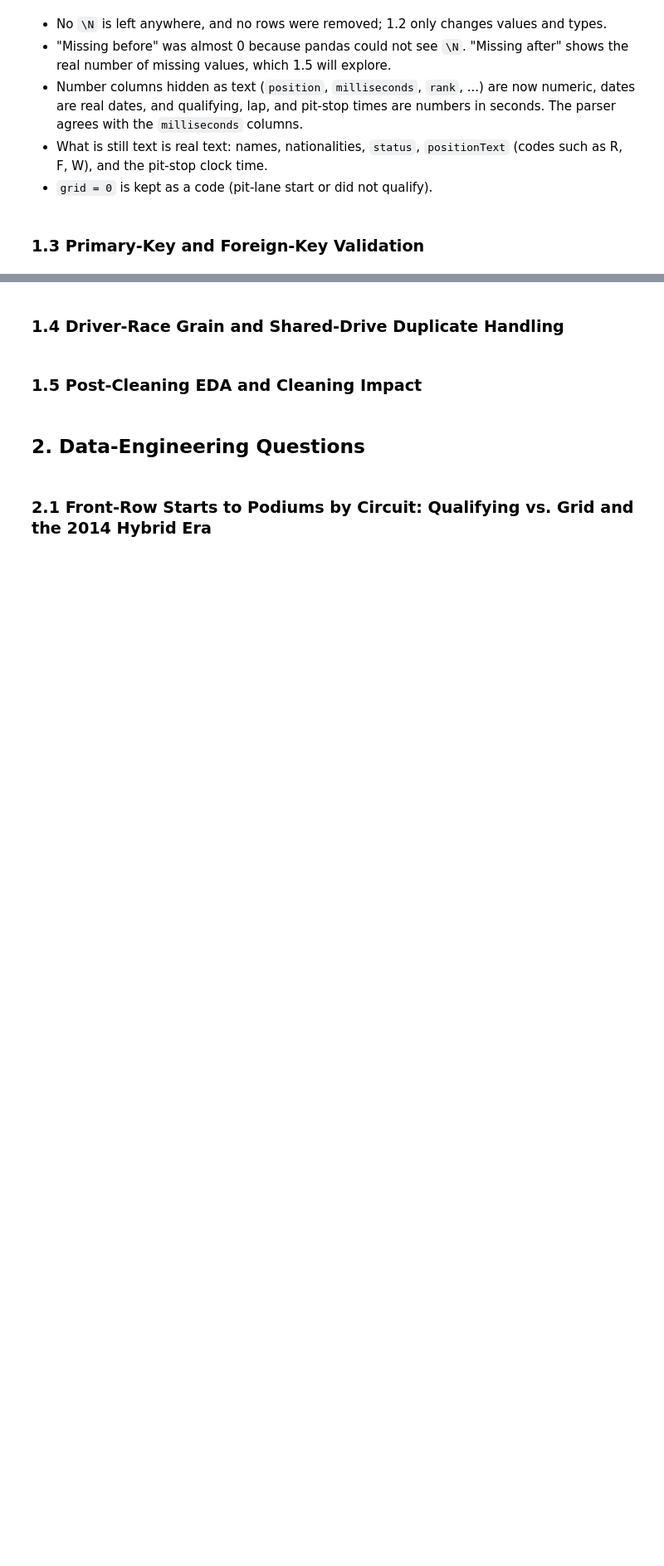
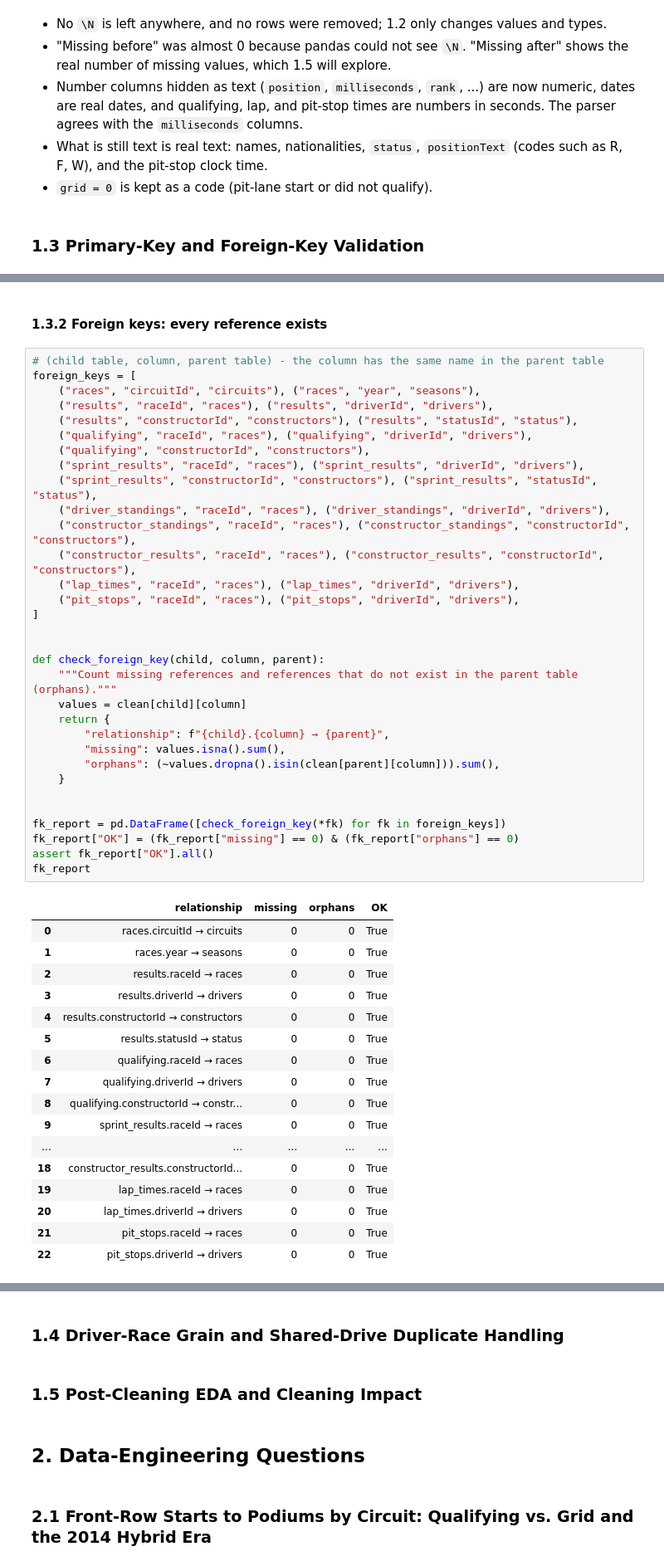
Before and after one commit to Seif2005/ACL2-Project, a Jupyter notebook: Main.ipynb, the cells around one changed output, grey strips where cells are left out. Shown at 83% size. Saved outputs shown, nothing was run; the diff lists cells and outputs as text; blank space fills up the shorter version.

```diff
--- a/Main.ipynb
+++ b/Main.ipynb
@@ -437,0 +490,52 @@ pd.DataFrame({
+# %% [markdown]
+#### 1.3.2 Foreign keys: every reference exists
+# %%
+# (child table, column, parent table) - the column has the same name in the parent table
+foreign_keys = [
+    ("races", "circuitId", "circuits"), ("races", "year", "seasons"),
+    ("results", "raceId", "races"), ("results", "driverId", "drivers"),
+    ("results", "constructorId", "constructors"), ("results", "statusId", "status"),
+    ("qualifying", "raceId", "races"), ("qualifying", "driverId", "drivers"),
+    ("qualifying", "constructorId", "constructors"),
+    ("sprint_results", "raceId", "races"), ("sprint_results", "driverId", "drivers"),
+    ("sprint_results", "constructorId", "constructors"), ("sprint_results", "statusId", "status"),
+    ("driver_standings", "raceId", "races"), ("driver_standings", "driverId", "drivers"),
+    ("constructor_standings", "raceId", "races"), ("constructor_standings", "constructorId", "constructors"),
+    ("constructor_results", "raceId", "races"), ("constructor_results", "constructorId", "constructors"),
+    ("lap_times", "raceId", "races"), ("lap_times", "driverId", "drivers"),
+    ("pit_stops", "raceId", "races"), ("pit_stops", "driverId", "drivers"),
+]
+
+
+def check_foreign_key(child, column, parent):
+    """Count missing references and references that do not exist in the parent table (orphans)."""
+    values = clean[child][column]
+    return {
+        "relationship": f"{child}.{column} → {parent}",
+        "missing": values.isna().sum(),
+        "orphans": (~values.dropna().isin(clean[parent][column])).sum(),
+    }
+
+
+fk_report = pd.DataFrame([check_foreign_key(*fk) for fk in foreign_keys])
+fk_report["OK"] = (fk_report["missing"] == 0) & (fk_report["orphans"] == 0)
+assert fk_report["OK"].all()
+fk_report
+# %% [output]
+|  | relationship | missing | orphans | OK |
+| 0 | races.circuitId → circuits | 0 | 0 | True |
+| 1 | races.year → seasons | 0 | 0 | True |
+| 2 | results.raceId → races | 0 | 0 | True |
+| 3 | results.driverId → drivers | 0 | 0 | True |
+| 4 | results.constructorId → constructors | 0 | 0 | True |
+| 5 | results.statusId → status | 0 | 0 | True |
+| 6 | qualifying.raceId → races | 0 | 0 | True |
+| 7 | qualifying.driverId → drivers | 0 | 0 | True |
+| 8 | qualifying.constructorId → constr... | 0 | 0 | True |
+| 9 | sprint_results.raceId → races | 0 | 0 | True |
+| ... | ... | ... | ... | ... |
+| 18 | constructor_results.constructorId... | 0 | 0 | True |
+| 19 | lap_times.raceId → races | 0 | 0 | True |
+| 20 | lap_times.driverId → drivers | 0 | 0 | True |
+| 21 | pit_stops.raceId → races | 0 | 0 | True |
+| 22 | pit_stops.driverId → drivers | 0 | 0 | True |
```
Also changed, not shown: parts of 16 cells of this notebook.
